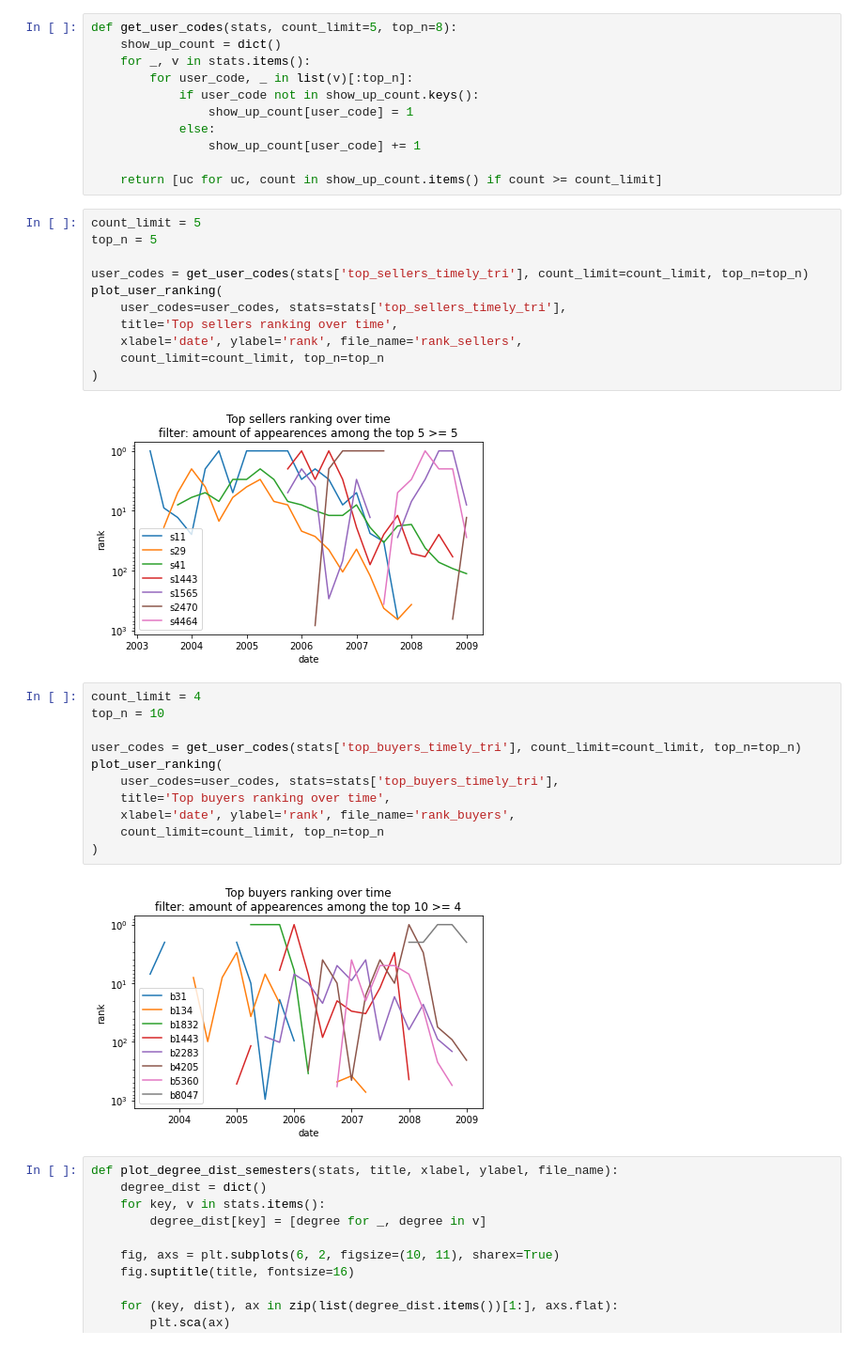
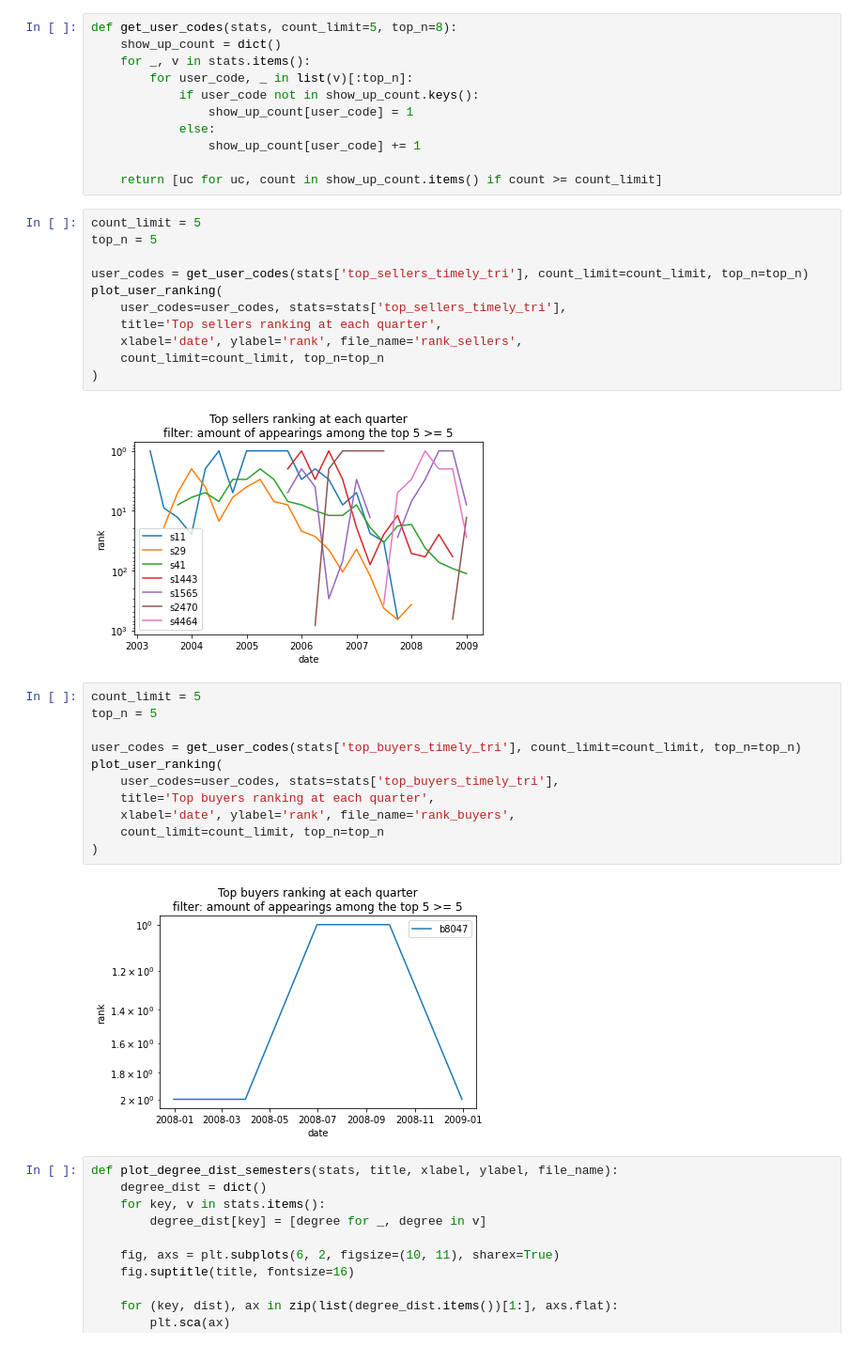
Before and after one commit to LukasDCode/Companionship-Network, a Jupyter notebook: src/over_time_analysis.ipynb, the cells around one changed output. Shown: that part at 94% size. Cells and saved outputs as stored; diff of their text form.

```diff
--- a/src/over_time_analysis.ipynb
+++ b/src/over_time_analysis.ipynb
@@ -510,25 +491,25 @@ top_n = 5
 user_codes = get_user_codes(stats['top_sellers_timely_tri'], count_limit=count_limit, top_n=top_n)
 plot_user_ranking(
     user_codes=user_codes, stats=stats['top_sellers_timely_tri'],
-    title='Top sellers ranking over time',
+    title='Top sellers ranking at each quarter',
     xlabel='date', ylabel='rank', file_name='rank_sellers',
     count_limit=count_limit, top_n=top_n
 )
 # %% [output]
-[figure, old version]
+[figure, new version]
 # %%
-count_limit = 4
-top_n = 10
+count_limit = 5
+top_n = 5
 
 user_codes = get_user_codes(stats['top_buyers_timely_tri'], count_limit=count_limit, top_n=top_n)
 plot_user_ranking(
     user_codes=user_codes, stats=stats['top_buyers_timely_tri'],
-    title='Top buyers ranking over time',
+    title='Top buyers ranking at each quarter',
     xlabel='date', ylabel='rank', file_name='rank_buyers',
     count_limit=count_limit, top_n=top_n
 )
 # %% [output]
-[figure, old version]
+[figure, new version]
 # %%
 def plot_degree_dist_semesters(stats, title, xlabel, ylabel, file_name):
     degree_dist = dict()
```
Also changed, not shown: parts of 10 cells of this notebook.
